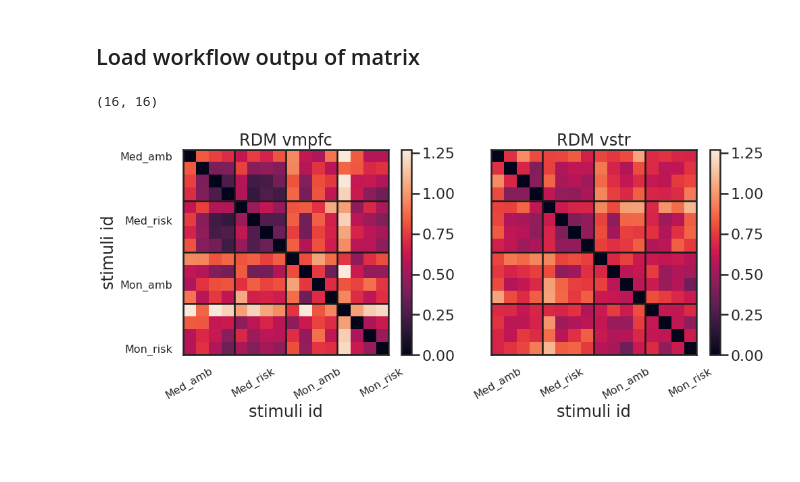
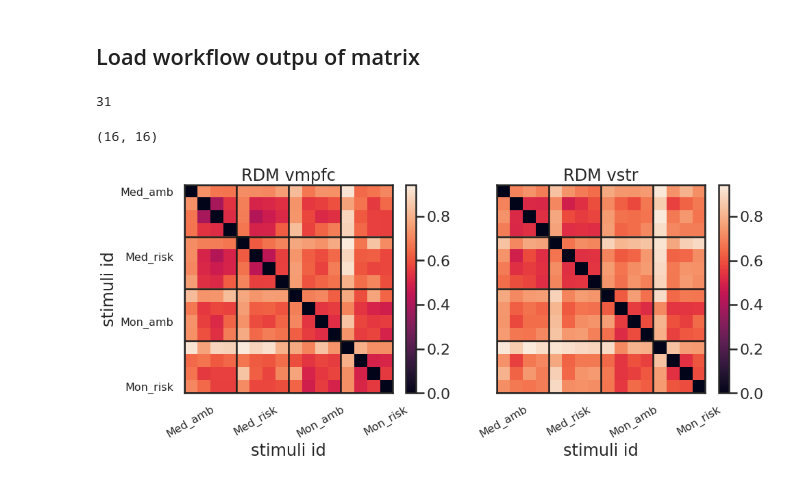
Before and after one commit to ruonanjia/mdm_imaging_analysis, a Jupyter notebook: mdm_rsa.ipynb, the cells around one changed output. Drawn from its saved outputs; the diff is of its cells as text; code cells hidden in the pictures; blank space fills up the shorter version.

Commit message:
plot 31 subjects average rdm, create model rdm

```diff
--- a/mdm_rsa.ipynb
+++ b/mdm_rsa.ipynb
@@ -243,6 +246,10 @@ for sub in subjects:
     roi_rdm_1.append(roi_rdm_sub[roi_names[1]])
 
 roi_rdm = {roi_names[0]: roi_rdm_0, roi_names[1]: roi_rdm_1}
+# %%
+len(roi_rdm['vmpfc'])
+# %% [output]
+31
 # %%
 np.mean(roi_rdm['vmpfc'], axis = 0).shape
 # %% [output]
@@ -255,30 +263,30 @@ roi_rdm = roi_rdm_obj.item()
 # %%
 stim_cat = ['', 'Med_amb', 'Med_risk', 'Mon_amb', 'Mon_risk']
 fontdict = {'fontsize': 16}
 edges = np.array([0,4,8,12,16])-0.5
 roi_names = list(roi_rdm.keys())
 
 f, ax = plt.subplots(1,2, figsize=(15, 7))
-im0 = ax[0].imshow(np.mean(roi_rdm[roi_names[0]], axis=0), vmax = 1.27)
+im0 = ax[0].imshow(np.mean(roi_rdm[roi_names[0]], axis=0))
 ax[0].set_xticklabels(stim_cat, rotation = 30, fontdict = fontdict)
 ax[0].set_yticklabels(stim_cat, fontdict = fontdict)
 ax[0].set_title('RDM '+roi_names[0])
 ax[0].set_xlabel('stimuli id')
 ax[0].set_ylabel('stimuli id')
 ax[0].vlines(edges,min(edges),max(edges))
 ax[0].hlines(edges,min(edges),max(edges))
 f.colorbar(im0, ax=ax[0], shrink = 0.8)
 
 
-im1 = ax[1].imshow(np.mean(roi_rdm[roi_names[1]], axis=0), vmax = 1.27)
+im1 = ax[1].imshow(np.mean(roi_rdm[roi_names[1]], axis=0))
 f.colorbar(im1, ax=ax[1], shrink = 0.8)
 ax[1].set_title('RDM '+roi_names[1])
 ax[1].set_xlabel('stimuli id')
 ax[1].set_xticklabels(stim_cat, rotation = 30, fontdict = fontdict)
 ax[1].set_yticklabels('')
 ax[1].vlines(edges,min(edges),max(edges))
 ax[1].hlines(edges,min(edges),max(edges))
 
 f.subplots_adjust()
 # %% [output]
-[figure, old version]
+[figure, new version]
```
Also changed, not shown: parts of 7 cells of this notebook.
